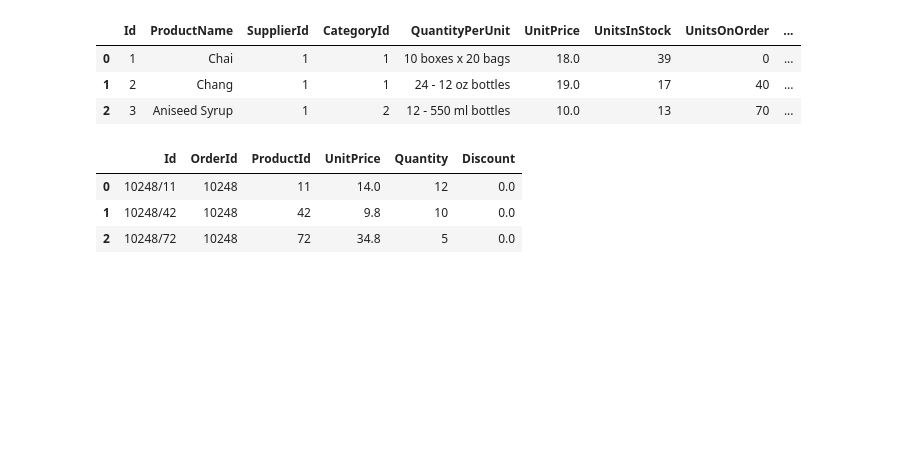
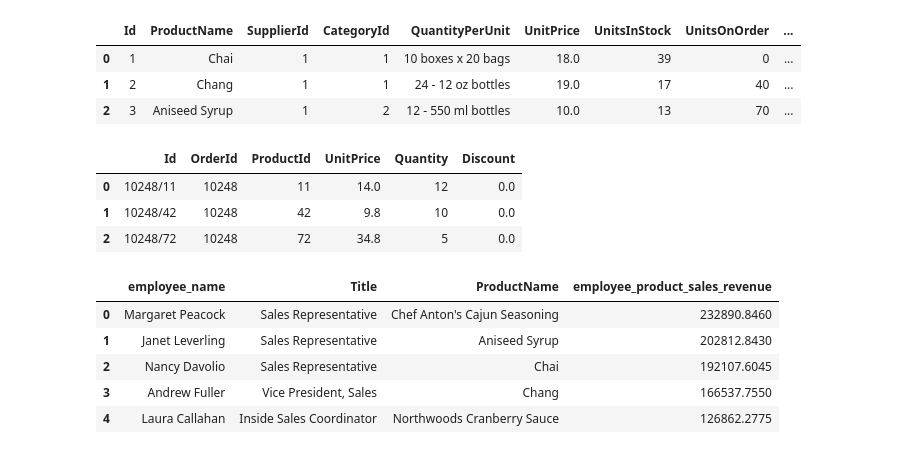
Before and after one commit to mikabenson/SQL_analytics, a Jupyter notebook: CTE_query.iipynb.ipynb, the cells around one changed output. Saved outputs shown, nothing was run; the diff lists cells and outputs as text; code cells hidden in the pictures; blank space fills up the shorter version.

```diff
--- a/CTE_query.iipynb.ipynb
+++ b/CTE_query.iipynb.ipynb
@@ -571,3 +588,32 @@ WITH product_not_sold AS (
 )
 
 """
+# %%
+product_df.head()
+# find the total revenue generated by each employee on the various product sold
+query_emp_revenue = """
+                    WITH employee_sales_product AS (SELECT CONCAT(e.FirstName, ' ', e.LastName)                AS employee_name,
+                                                           e.Title,
+                                                           p.ProductName,
+                                                           SUM(od.UnitPrice * od.Quantity * (1 - od.Discount)) AS employee_product_sales_revenue
+                                                    FROM Product p
+                                                             JOIN Employee e
+                                                                  ON p.Id = e.Id
+                                                             JOIN "Order" o
+                                                                  ON e.Id = o.EmployeeId
+                                                             JOIN "OrderDetail" od
+                                                                  ON o.Id = od.OrderId
+                                                    GROUP BY p.ProductName, employee_name)
+                    SELECT *
+                    FROM employee_sales_product
+                    ORDER BY employee_product_sales_revenue DESC; \
+                    """
+employee_product_df = pd.read_sql(query_emp_revenue, conn)
+employee_product_df.head()
+# %% [output]
+|  | employee_name | Title | ProductName | employee_product_sales_revenue |
+| 0 | Margaret Peacock | Sales Representative | Chef Anton's Cajun Seasoning | 232890.8460 |
+| 1 | Janet Leverling | Sales Representative | Aniseed Syrup | 202812.8430 |
+| 2 | Nancy Davolio | Sales Representative | Chai | 192107.6045 |
+| 3 | Andrew Fuller | Vice President, Sales | Chang | 166537.7550 |
+| 4 | Laura Callahan | Inside Sales Coordinator | Northwoods Cranberry Sauce | 126862.2775 |
```
Also changed, not shown: parts of 14 cells of this notebook.
